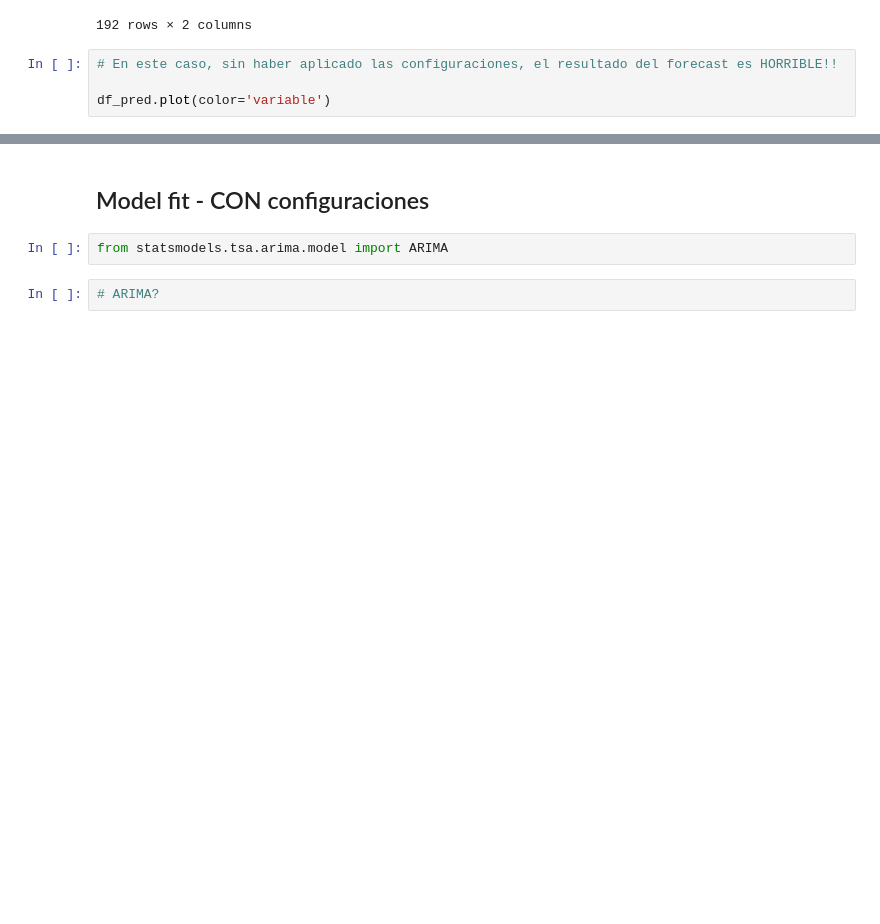
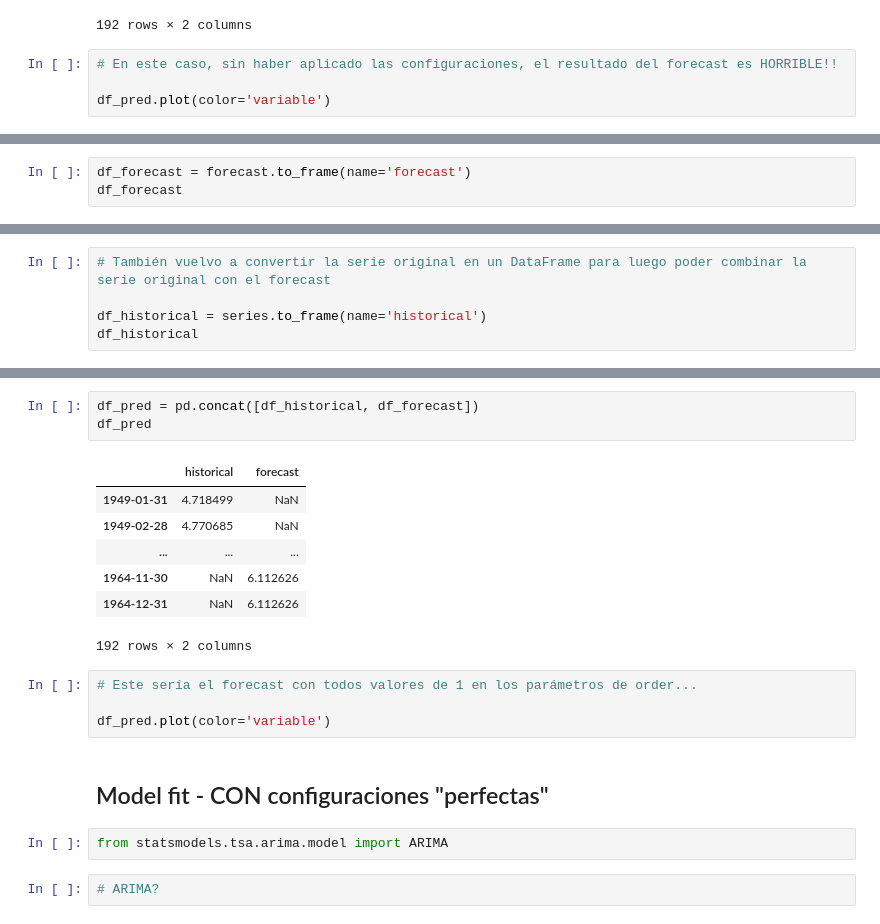
Before and after one commit to myothergit/python-for-time-series-forecasting-5246009, a Jupyter notebook: notebooks/2_Modelling/2_ARIMA/Code.ipynb, the cells around one changed output, grey strips where cells are left out. Drawn from its saved outputs; the diff is of its cells as text; blank space fills up the shorter version.

```diff
--- a/notebooks/2_Modelling/2_ARIMA/Code.ipynb
+++ b/notebooks/2_Modelling/2_ARIMA/Code.ipynb
@@ -217,0 +277,3 @@ df_pred.plot(color='variable')
+# %%
+df_forecast = forecast.to_frame(name='forecast')
+df_forecast
@@ -217,0 +288,5 @@ df_pred.plot(color='variable')
+# %%
+# También vuelvo a convertir la serie original en un DataFrame para luego poder combinar la serie original con el forecast
+
+df_historical = series.to_frame(name='historical')
+df_historical
@@ -218,5 +301,20 @@ df_pred.plot(color='variable')
+# %%
+df_pred = pd.concat([df_historical, df_forecast])
+df_pred
+# %% [output]
+|  | historical | forecast |
+| 1949-01-31 | 4.718499 | NaN |
+| 1949-02-28 | 4.770685 | NaN |
+| ... | ... | ... |
+| 1964-11-30 | NaN | 6.112626 |
+| 1964-12-31 | NaN | 6.112626 |
+192 rows × 2 columns
+# %%
+# Este sería el forecast con todos valores de 1 en los parámetros de order...
+
+df_pred.plot(color='variable')
 # %% [markdown]
-## Model fit - CON configuraciones
+## Model fit - CON configuraciones "perfectas"
 # %%
 from statsmodels.tsa.arima.model import ARIMA
 # %%
```
Also changed, not shown: parts of 38 cells of this notebook.
